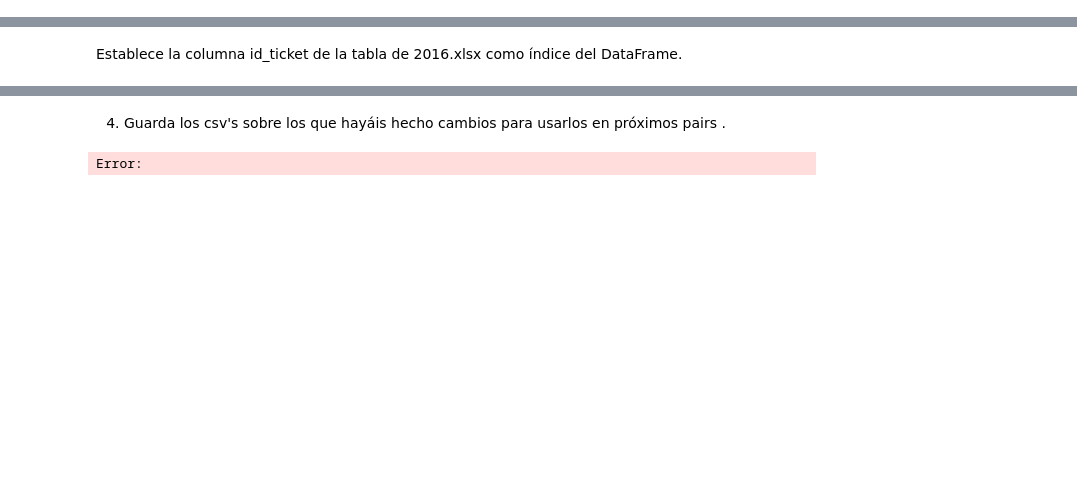
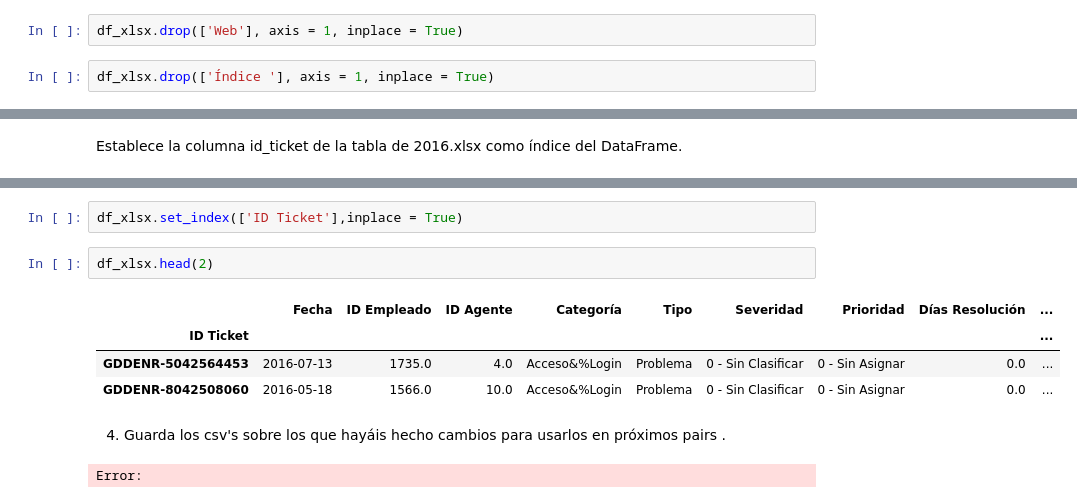
Before and after one commit to Adalab/promo-d-da-modulo2-sprint1-lorena-ana, a Jupyter notebook: PANDAS/pair_programming_pandas3.ipynb, the cells around one changed output, grey strips where cells are left out. Cells and saved outputs as stored; diff of their text form; blank space fills up the shorter version.

```diff
--- a/PANDAS/pair_programming_pandas3.ipynb
+++ b/PANDAS/pair_programming_pandas3.ipynb
@@ -235,0 +356,4 @@ Error:
+# %%
+df_xlsx.drop(['Web'], axis = 1, inplace = True)
+# %%
+df_xlsx.drop(['Índice '], axis = 1, inplace = True)
@@ -241,3 +369,12 @@ Error:
+# %%
+df_xlsx.set_index(['ID Ticket'],inplace = True)
+# %%
+df_xlsx.head(2)
+# %% [output]
+|  | Fecha | ID Empleado | ID Agente | Categoría | Tipo | Severidad | Prioridad | Días Resolución | ... |
+| ID Ticket |  |  |  |  |  |  |  |  | ... |
+| GDDENR-5042564453 | 2016-07-13 | 1735.0 | 4.0 | Acceso&%Login | Problema | 0 - Sin Clasificar | 0 - Sin Asignar | 0.0 | ... |
+| GDDENR-8042508060 | 2016-05-18 | 1566.0 | 10.0 | Acceso&%Login | Problema | 0 - Sin Clasificar | 0 - Sin Asignar | 0.0 | ... |
 # %% [markdown]
 4. Guarda los csv's sobre los que hayáis hecho cambios para usarlos en próximos pairs .
 # %%
```
Also changed, not shown: parts of 41 cells of this notebook, 5 other files.
